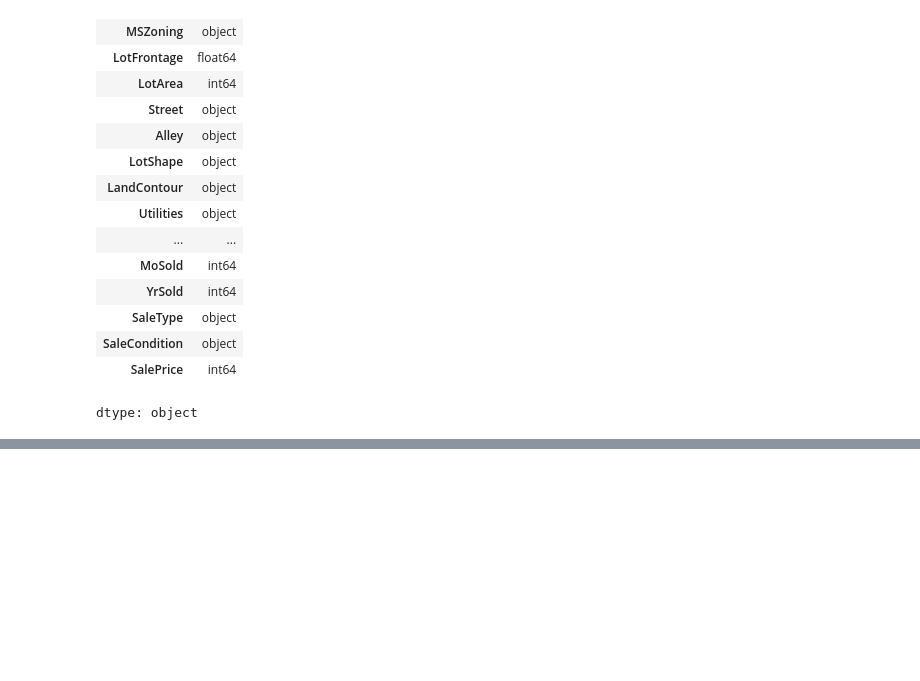
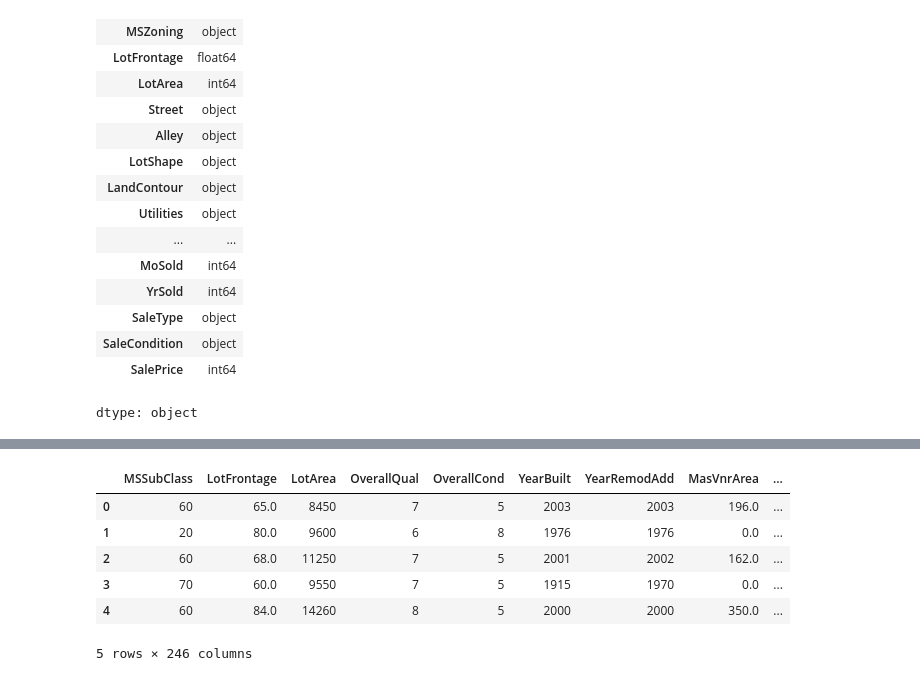
Before and after one commit to ta7er-Alalfi/House_Price_Prediction_T7, a Jupyter notebook: House_Price_Prediction_t7.ipynb, the cells around one changed output, grey strips where cells are left out. Drawn from its saved outputs; the diff is of its cells as text; code cells hidden in the pictures; blank space fills up the shorter version.

```diff
--- a/House_Price_Prediction_t7.ipynb
+++ b/House_Price_Prediction_t7.ipynb
@@ -161,3 +182,6 @@ for col in train_df.select_dtypes(exclude="object").columns:
     train_df[col] = train_df[col].fillna(train_df[col].median())
 for col in test_df.select_dtypes(exclude="object").columns:
     test_df[col] = test_df[col].fillna(test_df[col].median())
+# %%
+quality_map = {'Po': 1, 'Fa': 2, 'TA': 3, 'Gd': 4, 'Ex': 5, 'NA': 0, 'None': 0}
+train_df['ExterQual_Encoded'] = train_df['ExterQual'].map(quality_map)
@@ -163,0 +211,11 @@ for col in test_df.select_dtypes(exclude="object").columns:
+# %%
+# Select only categorical columns
+categorical_cols = train_df.select_dtypes(include='object').columns
+
+# Apply one-hot encoding to all categorical columns
+df_encoded = pd.get_dummies(train_df, columns=categorical_cols, drop_first=True)
+
+# Calculate correlation matrix
+encoded_corr = df_encoded.corr()['SalePrice'].sort_values(ascending=False)
+
+print("Correlation after One-Hot Encoding (Top 5 features correlated with SalePrice):\n", encoded_corr.drop('SalePrice').head(5))
@@ -163,0 +230,10 @@ for col in test_df.select_dtypes(exclude="object").columns:
+# %%
+df_encoded.head()
+# %% [output]
+|  | MSSubClass | LotFrontage | LotArea | OverallQual | OverallCond | YearBuilt | YearRemodAdd | MasVnrArea | ... |
+| 0 | 60 | 65.0 | 8450 | 7 | 5 | 2003 | 2003 | 196.0 | ... |
+| 1 | 20 | 80.0 | 9600 | 6 | 8 | 1976 | 1976 | 0.0 | ... |
+| 2 | 60 | 68.0 | 11250 | 7 | 5 | 2001 | 2002 | 162.0 | ... |
+| 3 | 70 | 60.0 | 9550 | 7 | 5 | 1915 | 1970 | 0.0 | ... |
+| 4 | 60 | 84.0 | 14260 | 8 | 5 | 2000 | 2000 | 350.0 | ... |
+5 rows × 246 columns
```
Also changed, not shown: parts of 14 cells of this notebook.
